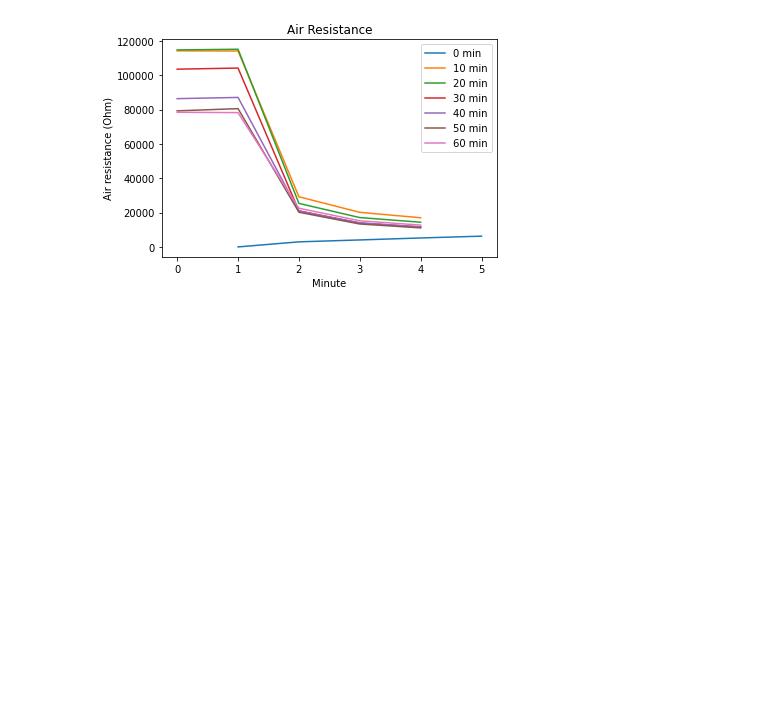
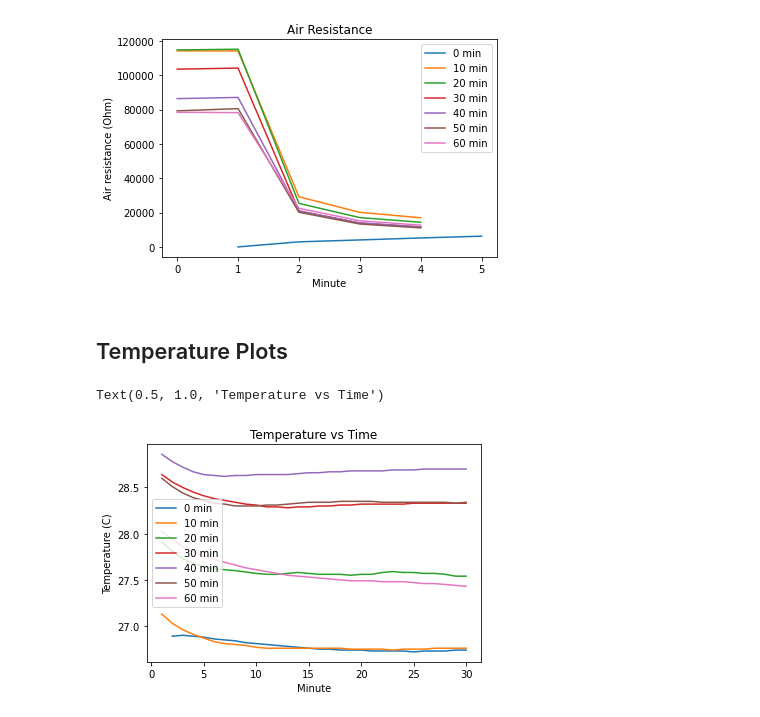
Before and after one commit to ddiLab/SageEdu, a Jupyter notebook: enviSensor/burnInPlots.ipynb, the cells around one changed output. Drawn from its saved outputs; the diff is of its cells as text; code cells hidden in the pictures; blank space fills up the shorter version.

Commit message:
More burn-in plots

```diff
--- a/enviSensor/burnInPlots.ipynb
+++ b/enviSensor/burnInPlots.ipynb
@@ -57,3 +59,21 @@ plt.title("Air Resistance")
 # %% [output]
 Text(0.5, 1.0, 'Air Resistance')
 [figure]
+# %% [markdown]
+## Temperature Plots
+# %%
+plt.plot(burn_0[1:, 0], burn_0[1:,1], label='0 min')
+plt.plot(burn_10[1:, 0], burn_10[1:,1], label='10 min')
+plt.plot(burn_20[1:, 0], burn_20[1:,1], label='20 min')
+plt.plot(burn_30[1:, 0], burn_30[1:,1], label='30 min')
+plt.plot(burn_40[1:, 0], burn_40[1:,1], label='40 min')
+plt.plot(burn_50[1:, 0], burn_50[1:,1], label='50 min')
+plt.plot(burn_60[1:, 0], burn_60[1:,1], label='60 min')
+plt.legend()
+
+plt.xlabel('Minute')
+plt.ylabel('Temperature (C)')
+plt.title("Temperature vs Time")
+# %% [output]
+Text(0.5, 1.0, 'Temperature vs Time')
+[figure, added]
```
Also changed, not shown: parts of 5 cells of this notebook.
